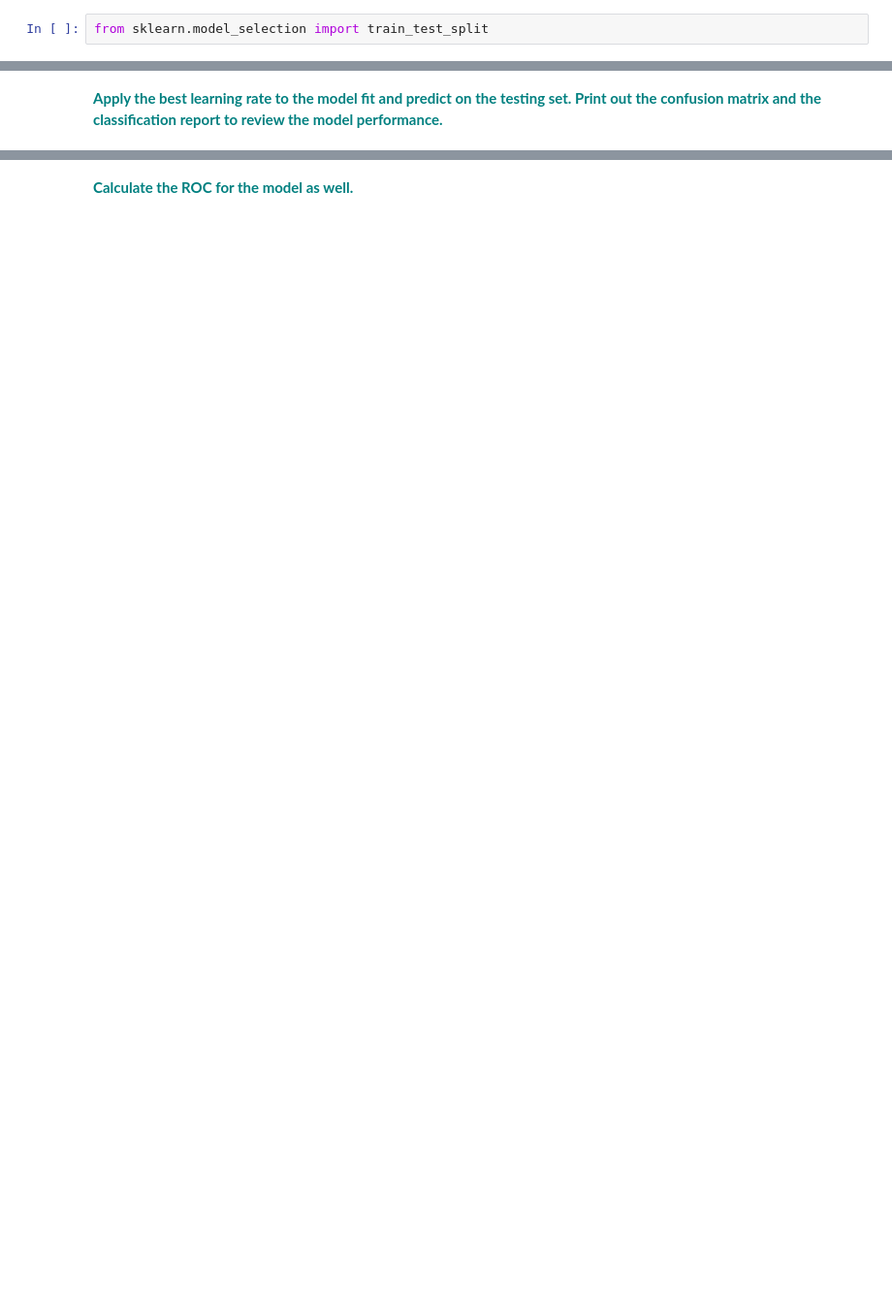
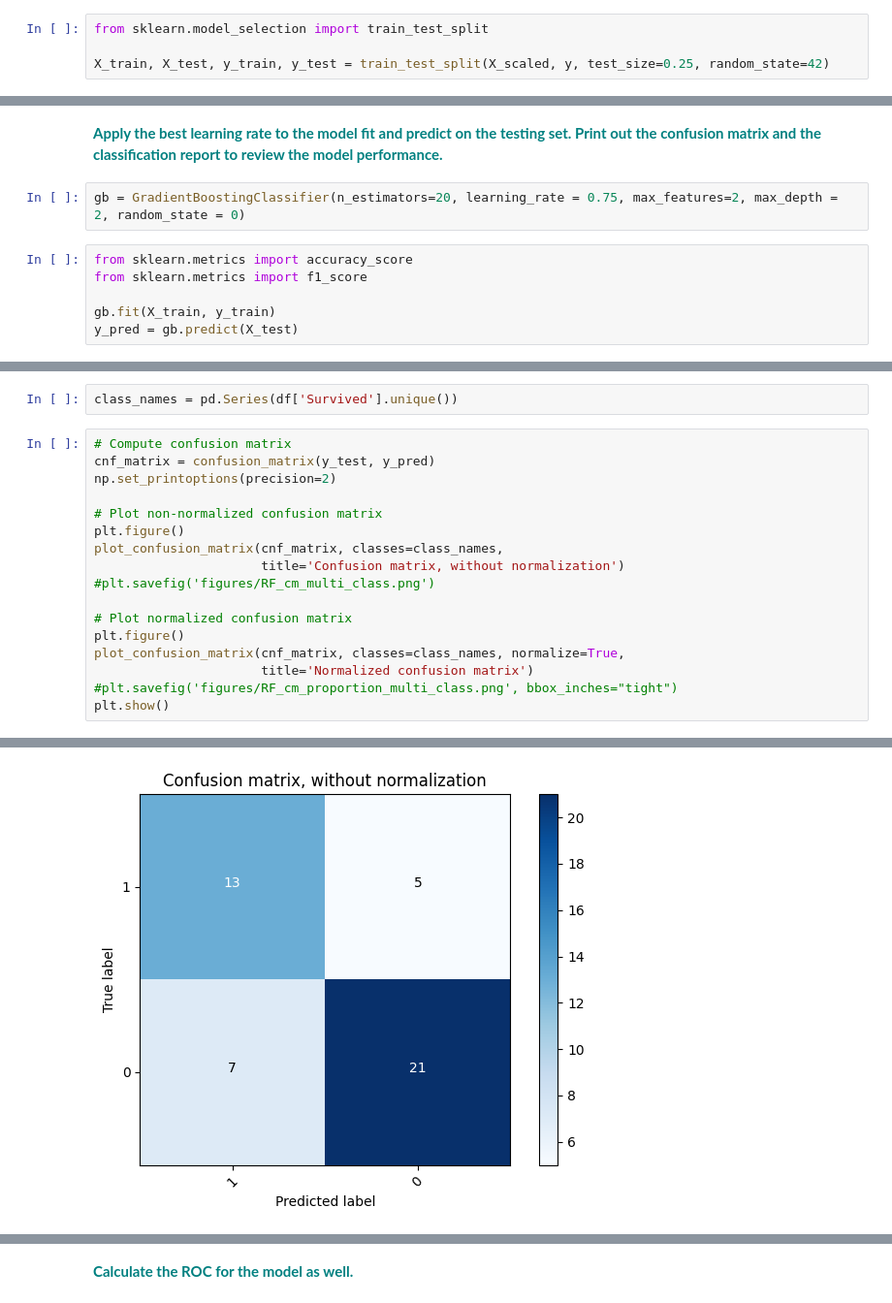
Before and after one commit to blue-santa/sprinboard-data-science-2026, a Jupyter notebook: 14-supervised-learning/05-ensemble-methods-gradient-boost-and-adaboost/case-study-gradient-boosting/Gradient Boosting Case Study.ipynb, the cells around one changed output, grey strips where cells are left out. Shown at 97% size. Drawn from its saved outputs; the diff is of its cells as text; blank space fills up the shorter version.

Commit message:
first pass case study gradient boosting

```diff
--- a/14-supervised-learning/05-ensemble-methods-gradient-boost-and-adaboost/case-study-gradient-boosting/Gradient Boosting Case Study.ipynb
+++ b/14-supervised-learning/05-ensemble-methods-gradient-boost-and-adaboost/case-study-gradient-boosting/Gradient Boosting Case Study.ipynb
@@ -136,6 +204,8 @@ X_scaled =
 **<font color='teal'>Split the X_scaled and y into 75/25 training and testing data subsets..</font>**
 # %%
 from sklearn.model_selection import train_test_split
+
+X_train, X_test, y_train, y_test = train_test_split(X_scaled, y, test_size=0.25, random_state=42)
 # %% [markdown]
 **<font color='teal'>Run the cell below to test multiple learning rates in your gradient boosting classifier.</font>**
 # %%
@@ -150,2 +238,10 @@ for learning_rate in learning_rates:
 # %% [markdown]
 **<font color='teal'>Apply the best learning rate to the model fit and predict on the testing set. Print out the confusion matrix and the classification report to review the model performance.</font>**
+# %%
+gb = GradientBoostingClassifier(n_estimators=20, learning_rate = 0.75, max_features=2, max_depth = 2, random_state = 0)
+# %%
+from sklearn.metrics import accuracy_score
+from sklearn.metrics import f1_score
+
+gb.fit(X_train, y_train)
+y_pred = gb.predict(X_test)
@@ -151,0 +284,20 @@ for learning_rate in learning_rates:
+# %%
+class_names = pd.Series(df['Survived'].unique())
+# %%
+# Compute confusion matrix
+cnf_matrix = confusion_matrix(y_test, y_pred)
+np.set_printoptions(precision=2)
+
+# Plot non-normalized confusion matrix
+plt.figure()
+plot_confusion_matrix(cnf_matrix, classes=class_names,
+                      title='Confusion matrix, without normalization')
+#plt.savefig('figures/RF_cm_multi_class.png')
+
+# Plot normalized confusion matrix
+plt.figure()
+plot_confusion_matrix(cnf_matrix, classes=class_names, normalize=True,
+                      title='Normalized confusion matrix')
+#plt.savefig('figures/RF_cm_proportion_multi_class.png', bbox_inches="tight")
+plt.show()
+# %% [output]
@@ -151,0 +310 @@ for learning_rate in learning_rates:
+[figure, added]
```
Also changed, not shown: parts of 17 cells of this notebook.
